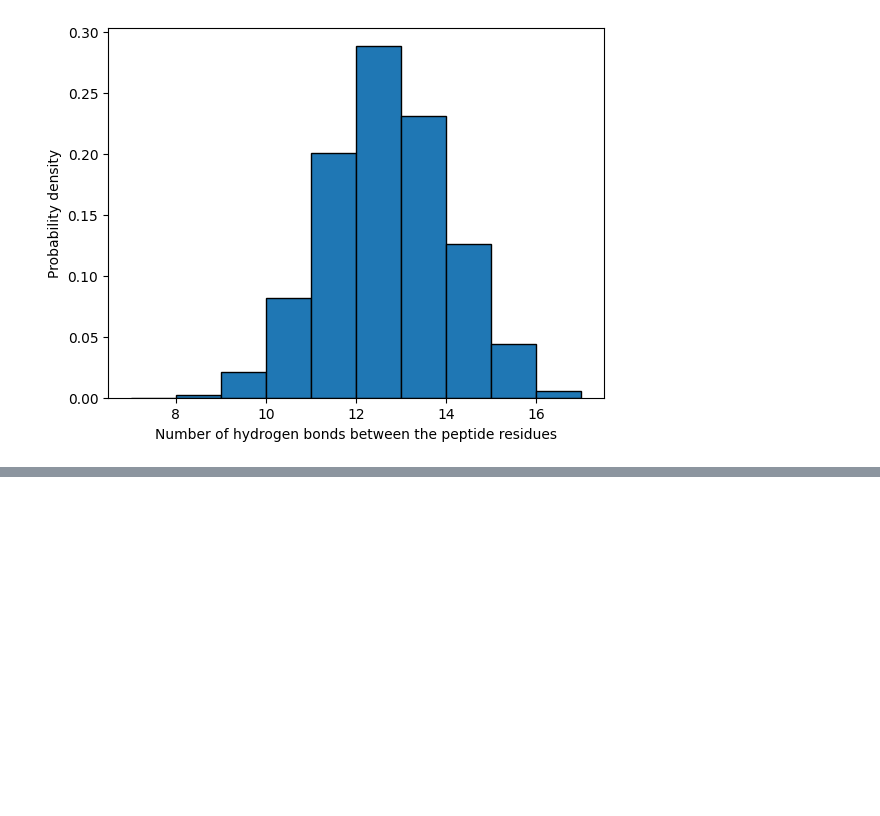
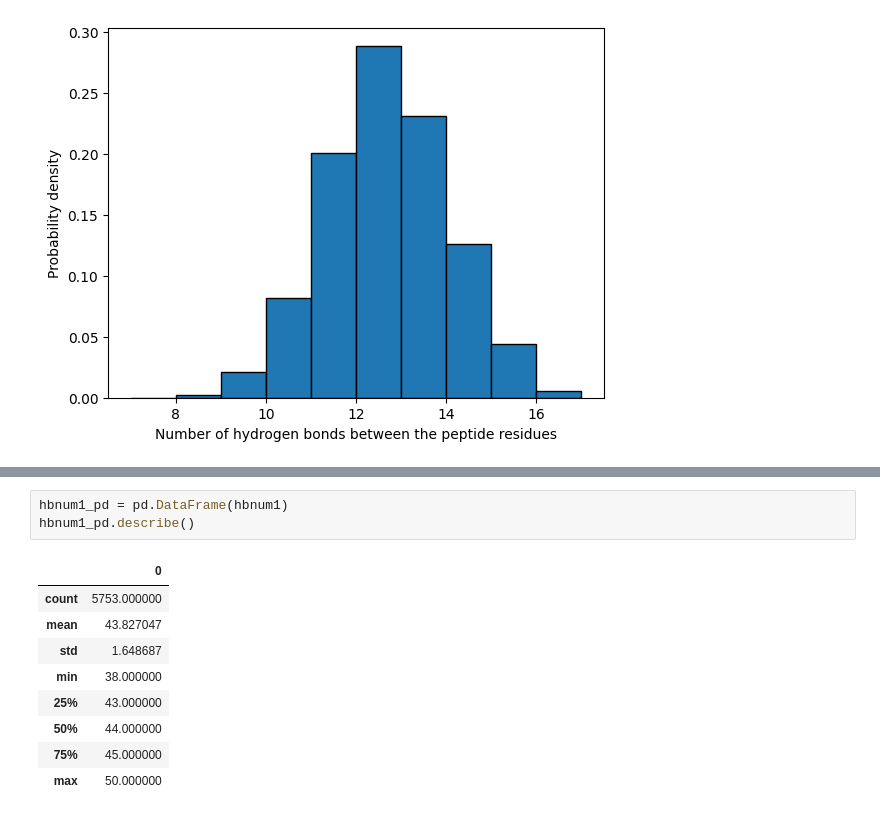
Before and after one commit to YimingHuang1999/PROJECT, a Jupyter notebook: HBOND/GAD1-NVT/T180K/HBOND-NUMBER.ipynb, the cells around one changed output, grey strips where cells are left out. Saved outputs shown, nothing was run; the diff lists cells and outputs as text; blank space fills up the shorter version.

```diff
--- a/HBOND/GAD1-NVT/T180K/HBOND-NUMBER.ipynb
+++ b/HBOND/GAD1-NVT/T180K/HBOND-NUMBER.ipynb
@@ -38,0 +54,13 @@ plt.show()
+# %%
+hbnum1_pd = pd.DataFrame(hbnum1)
+hbnum1_pd.describe()
+# %% [output]
+|  | 0 |
+| count | 5753.000000 |
+| mean | 43.827047 |
+| std | 1.648687 |
+| min | 38.000000 |
+| 25% | 43.000000 |
+| 50% | 44.000000 |
+| 75% | 45.000000 |
+| max | 50.000000 |
```
Also changed, not shown: parts of 3 cells of this notebook.
